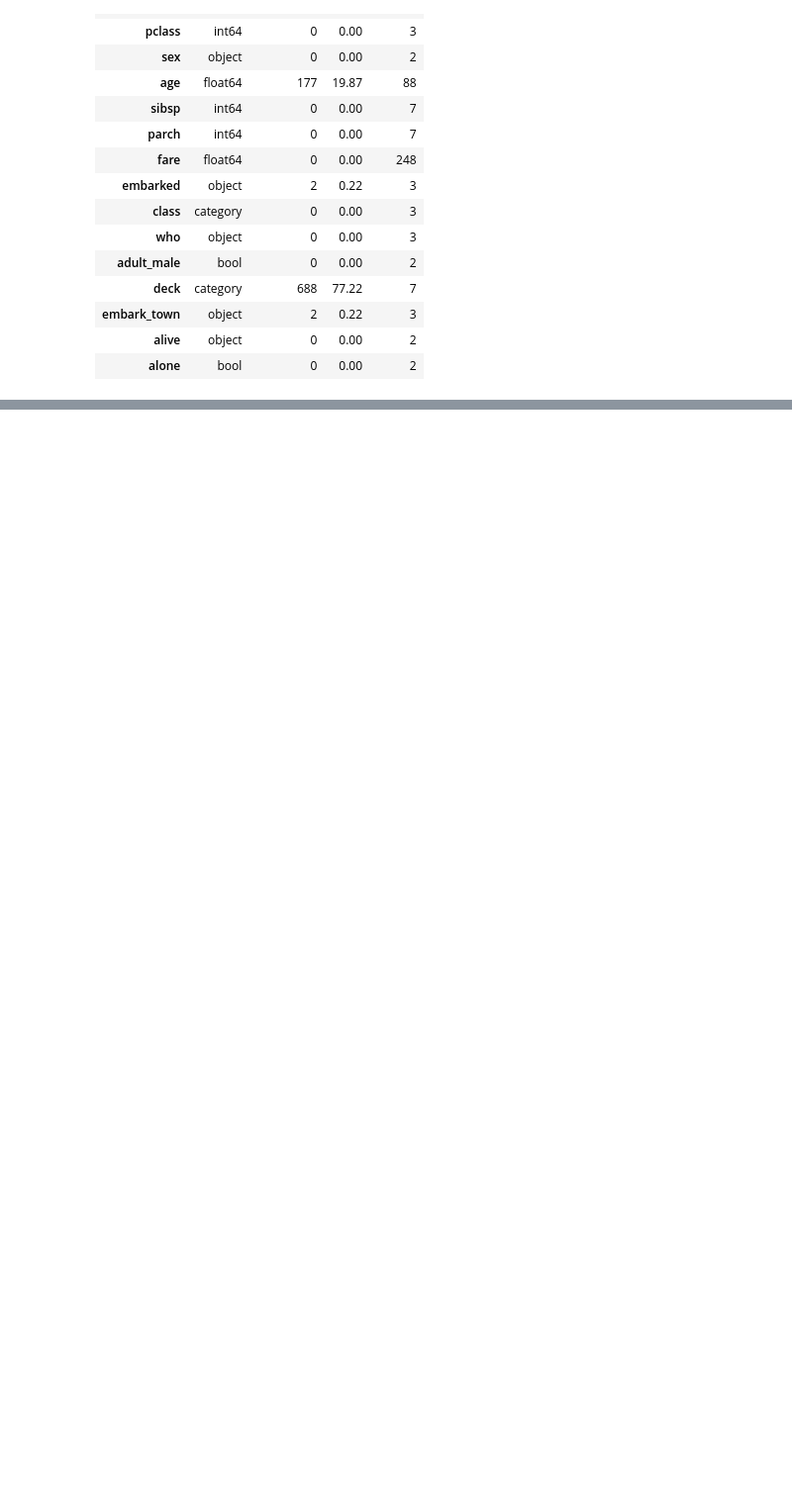
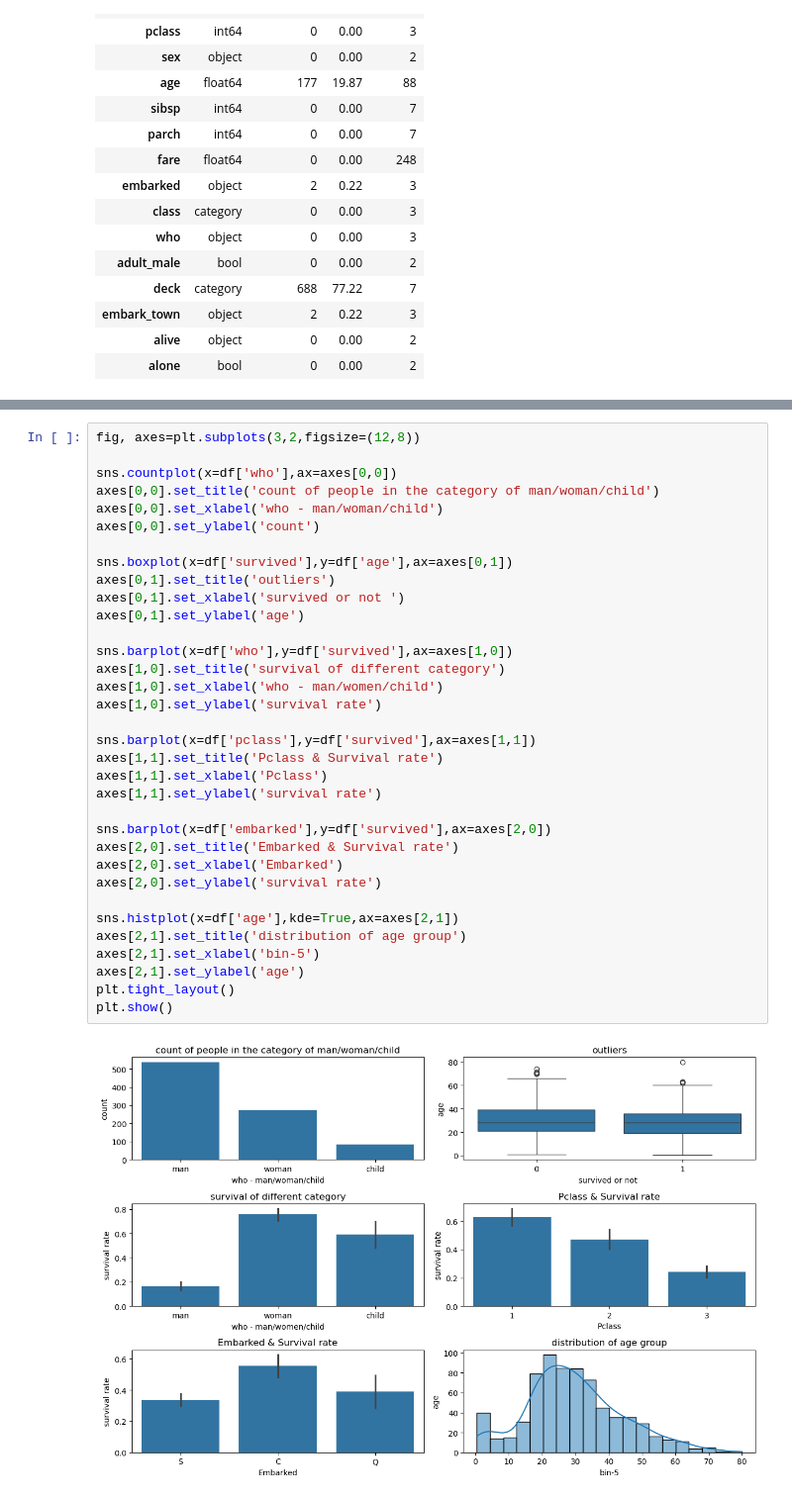
Before and after one commit to yadavchandan26/Machine-Learning, a Jupyter notebook: titanic_dataset.ipynb, the cells around one changed output, grey strips where cells are left out. Shown at 99% size. Drawn from its saved outputs; the diff is of its cells as text; blank space fills up the shorter version.

```diff
--- a/titanic_dataset.ipynb
+++ b/titanic_dataset.ipynb
@@ -134,0 +157,36 @@ print(numeric_col)
+# %%
+fig, axes=plt.subplots(3,2,figsize=(12,8))
+
+sns.countplot(x=df['who'],ax=axes[0,0])
+axes[0,0].set_title('count of people in the category of man/woman/child')
+axes[0,0].set_xlabel('who - man/woman/child')
+axes[0,0].set_ylabel('count')
+
+sns.boxplot(x=df['survived'],y=df['age'],ax=axes[0,1])
+axes[0,1].set_title('outliers')
+axes[0,1].set_xlabel('survived or not ')
+axes[0,1].set_ylabel('age')
+
+sns.barplot(x=df['who'],y=df['survived'],ax=axes[1,0])
+axes[1,0].set_title('survival of different category')
+axes[1,0].set_xlabel('who - man/women/child')
+axes[1,0].set_ylabel('survival rate')
+
+sns.barplot(x=df['pclass'],y=df['survived'],ax=axes[1,1])
+axes[1,1].set_title('Pclass & Survival rate')
+axes[1,1].set_xlabel('Pclass')
+axes[1,1].set_ylabel('survival rate')
+
+sns.barplot(x=df['embarked'],y=df['survived'],ax=axes[2,0])
+axes[2,0].set_title('Embarked & Survival rate')
+axes[2,0].set_xlabel('Embarked')
+axes[2,0].set_ylabel('survival rate')
+
+sns.histplot(x=df['age'],kde=True,ax=axes[2,1])
+axes[2,1].set_title('distribution of age group')
+axes[2,1].set_xlabel('bin-5')
+axes[2,1].set_ylabel('age')
+plt.tight_layout()
+plt.show()
+# %% [output]
+[figure, added]
```
Also changed, not shown: parts of 5 cells of this notebook.
